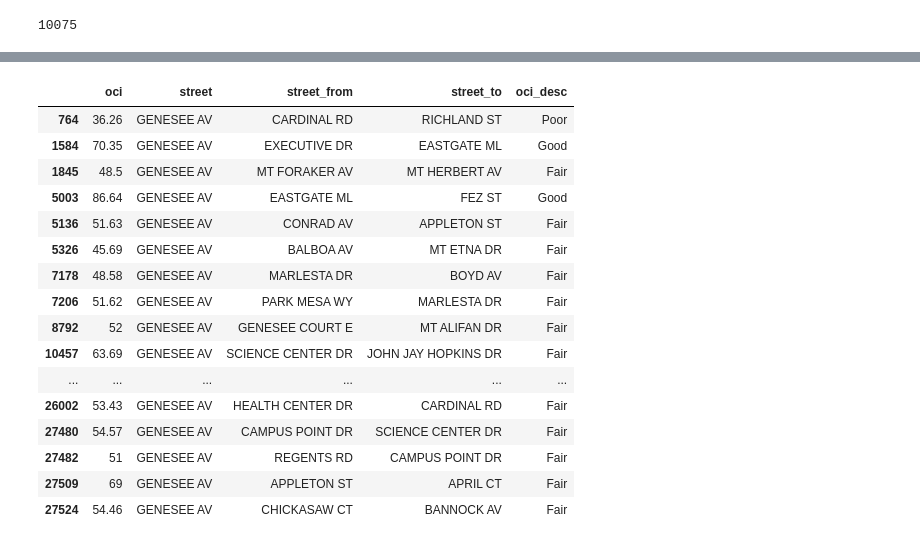
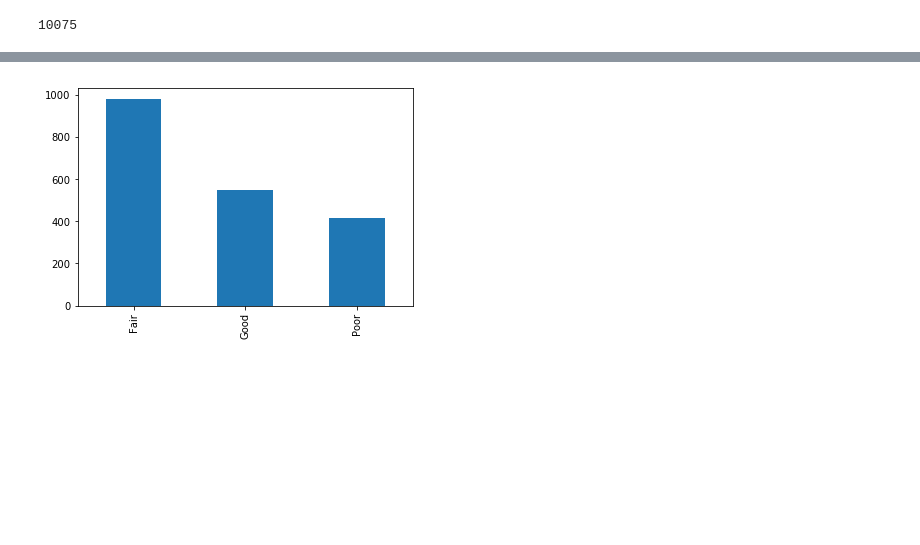
Before and after one commit to Abraine/State-of-SD-Infrastructure, a Jupyter notebook: Untitled.ipynb, the cells around one changed output, grey strips where cells are left out. Cells and saved outputs as stored; diff of their text form; code cells hidden in the pictures; blank space fills up the shorter version.

```diff
--- a/Untitled.ipynb
+++ b/Untitled.ipynb
@@ -115,28 +171,23 @@ test
+# %%
+DF= DF.reset_index(drop=True)
+#DF
+#print(street_len,intersection_len)
+#DF2= DF.oci_desc.cumsum()
+plt.figure()
+#test = count()
+DF.oci_desc.value_counts().plot(kind='bar') #far from good model but just to have an idea
+plt.show()
+# %% [output]
+[figure, added]
 # %%
-street_name= "GENESEE AV"
-intersection = "CENTURION"
-DF_JOIN =(DF_OCI.loc[(DF_OCI['street'].str.contains(street_name))])
+street_name= "15"
+intersection = ""
+Close_Match_Street = (difflib.get_close_matches(street_name, (DF_OCI['street']),n=1))
 
-OTHER = (DF_JOIN.loc[(DF_JOIN['street_from'].str.contains(intersection))|(DF_OCI['street_to'].str.contains(intersection))])
+DF_JOIN =DF_OCI.loc[(DF_OCI['street'].str.contains(street_name))]
+
+OTHER = DF_JOIN.loc[(DF_JOIN['street_from'].str.contains(intersection))|(DF_OCI['street_to'].str.contains(intersection))]
 DF_JOIN
-# %% [output]
-|  | oci | street | street_from | street_to | oci_desc |
-| 764 | 36.26 | GENESEE AV | CARDINAL RD | RICHLAND ST | Poor |
-| 1584 | 70.35 | GENESEE AV | EXECUTIVE DR | EASTGATE ML | Good |
-| 1845 | 48.5 | GENESEE AV | MT FORAKER AV | MT HERBERT AV | Fair |
-| 5003 | 86.64 | GENESEE AV | EASTGATE ML | FEZ ST | Good |
-| 5136 | 51.63 | GENESEE AV | CONRAD AV | APPLETON ST | Fair |
-| 5326 | 45.69 | GENESEE AV | BALBOA AV | MT ETNA DR | Fair |
-| 7178 | 48.58 | GENESEE AV | MARLESTA DR | BOYD AV | Fair |
-| 7206 | 51.62 | GENESEE AV | PARK MESA WY | MARLESTA DR | Fair |
-| 8792 | 52 | GENESEE AV | GENESEE COURT E | MT ALIFAN DR | Fair |
-| 10457 | 63.69 | GENESEE AV | SCIENCE CENTER DR | JOHN JAY HOPKINS DR | Fair |
-| ... | ... | ... | ... | ... | ... |
-| 26002 | 53.43 | GENESEE AV | HEALTH CENTER DR | CARDINAL RD | Fair |
-| 27480 | 54.57 | GENESEE AV | CAMPUS POINT DR | SCIENCE CENTER DR | Fair |
-| 27482 | 51 | GENESEE AV | REGENTS RD | CAMPUS POINT DR | Fair |
-| 27509 | 69 | GENESEE AV | APPLETON ST | APRIL CT | Fair |
-| 27524 | 54.46 | GENESEE AV | CHICKASAW CT | BANNOCK AV | Fair |
 # %%
 DF_JOIN = DF_OCI.loc[(DF_OCI['street']== "02ND AV")]
 
```
Also changed, not shown: parts of 8 cells of this notebook.
